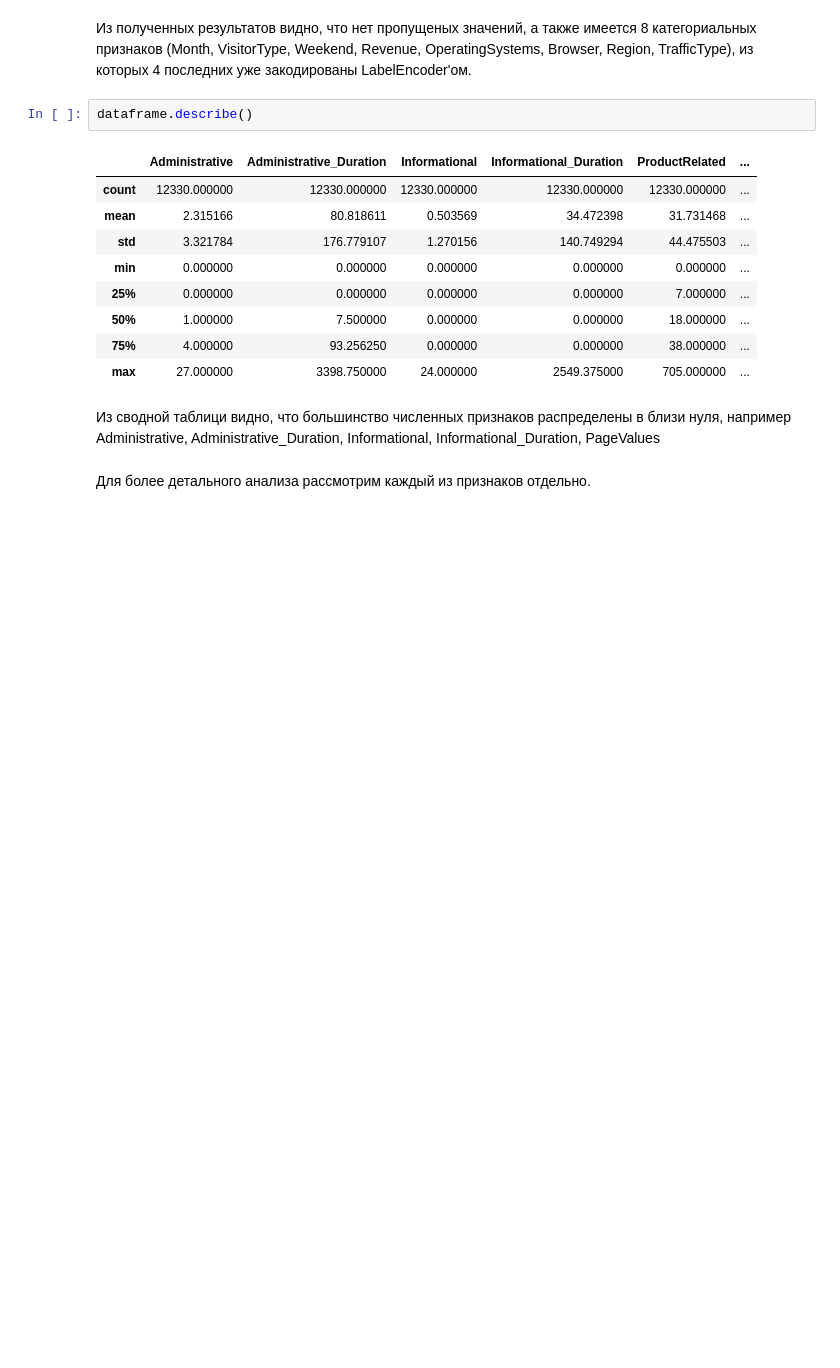
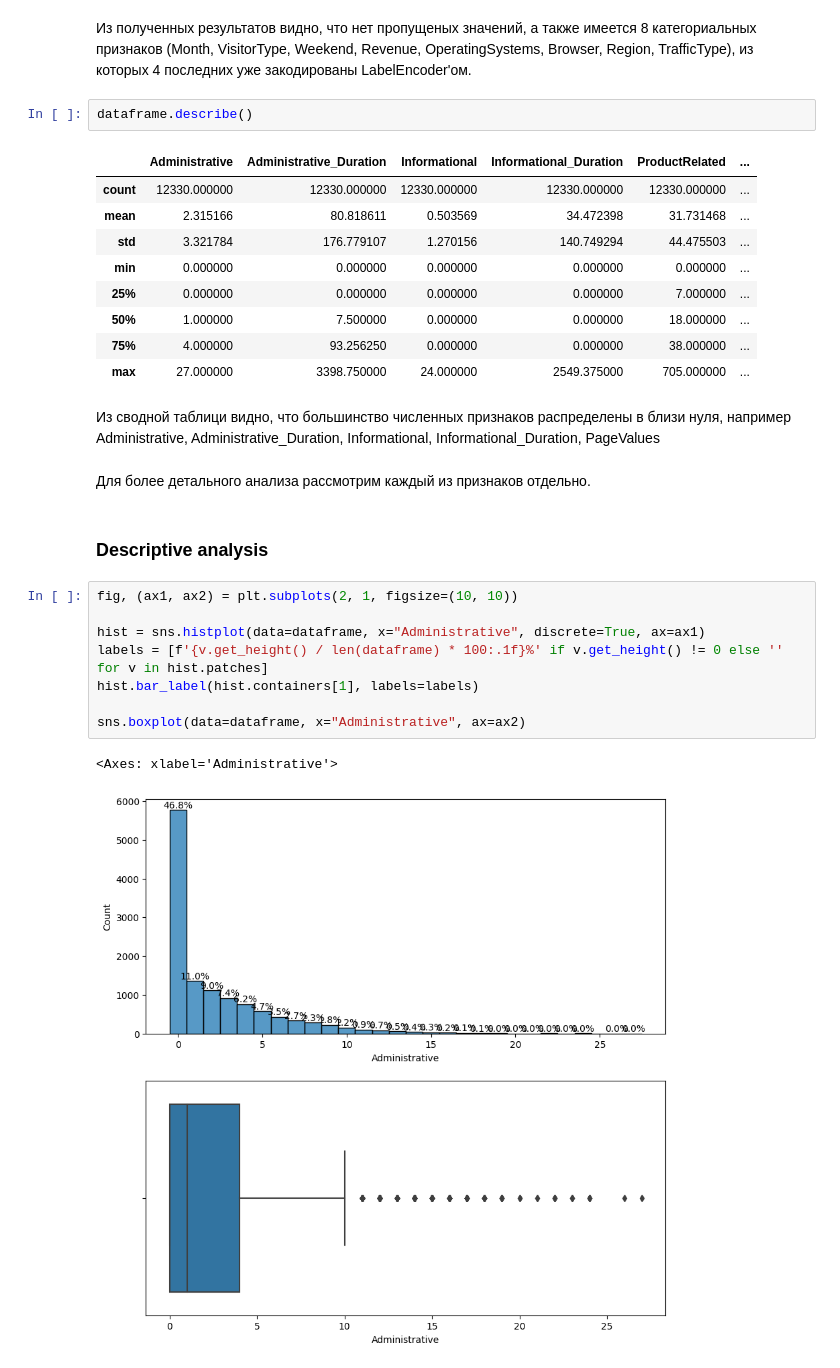
Before and after one commit to gregkseno/revenue-analysis, a Jupyter notebook: revenue_analysis.ipynb, the cells around one changed output. Drawn from its saved outputs; the diff is of its cells as text; blank space fills up the shorter version.

Commit message:
Done descriptive analysis

```diff
--- a/revenue_analysis.ipynb
+++ b/revenue_analysis.ipynb
@@ -88,3 +90,16 @@ dataframe.describe()
 Из сводной таблици видно, что большинство численных признаков распределены в близи нуля, например Administrative,  Administrative_Duration, Informational, Informational_Duration, PageValues
 # %% [markdown]
 Для более детального анализа рассмотрим каждый из признаков отдельно.
+# %% [markdown]
+### Descriptive analysis
+# %%
+fig, (ax1, ax2) = plt.subplots(2, 1, figsize=(10, 10))
+
+hist = sns.histplot(data=dataframe, x="Administrative", discrete=True, ax=ax1)
+labels = [f'{v.get_height() / len(dataframe) * 100:.1f}%' if v.get_height() != 0 else '' for v in hist.patches]
+hist.bar_label(hist.containers[1], labels=labels)
+
+sns.boxplot(data=dataframe, x="Administrative", ax=ax2)
+# %% [output]
+<Axes: xlabel='Administrative'>
+[figure, added]
```
Also changed, not shown: parts of 22 cells of this notebook.
